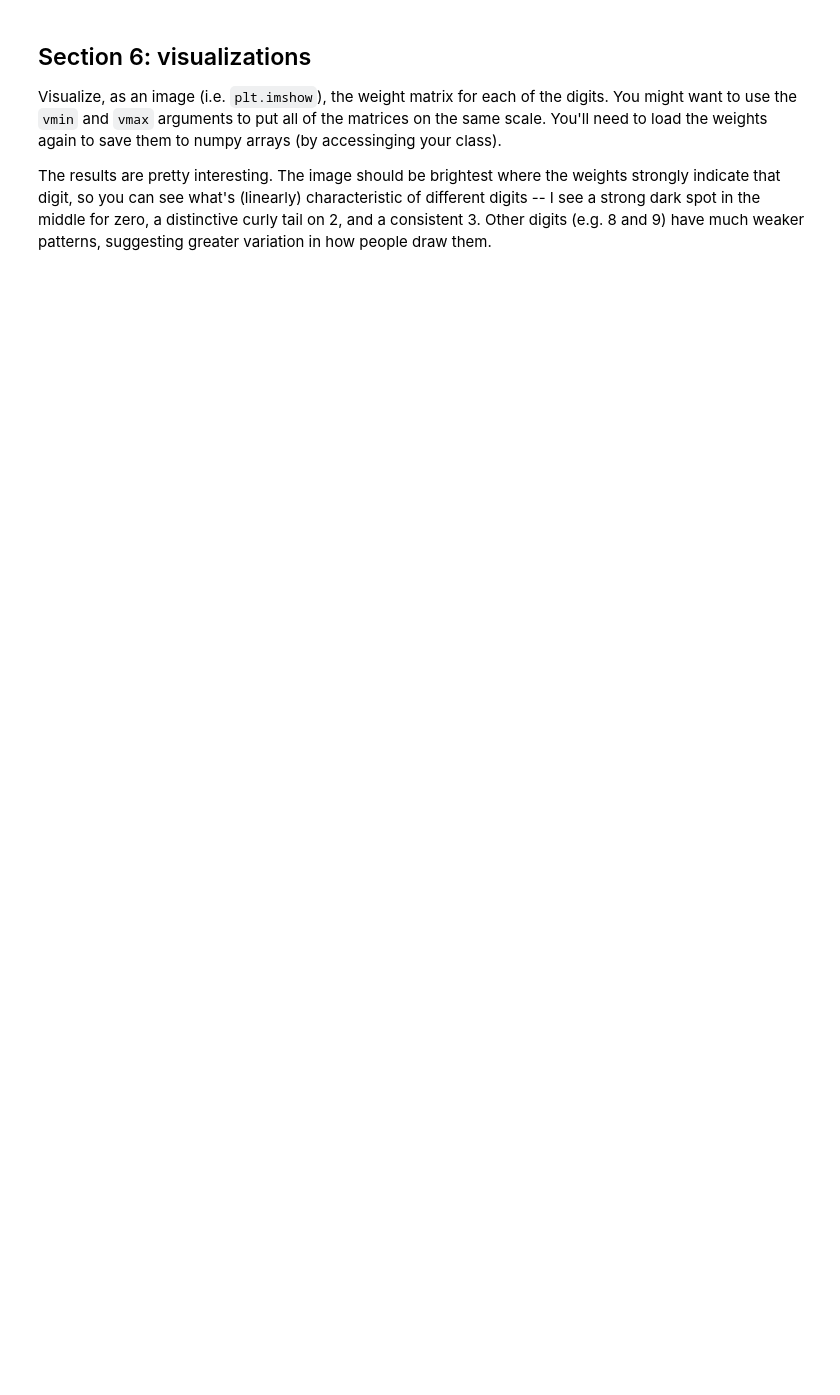
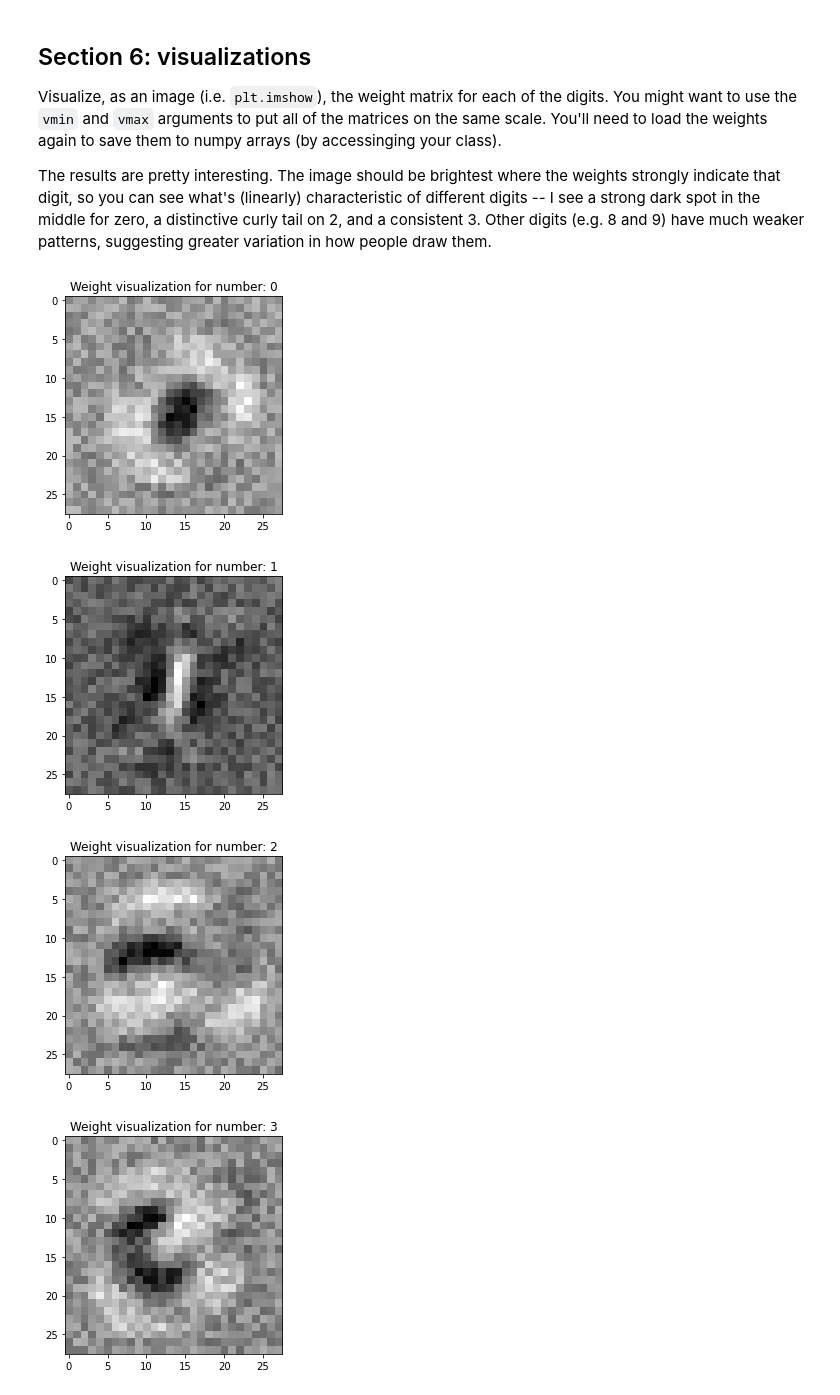
Before and after one commit to pramohan/caltech-cs11-tensorflow, a Jupyter notebook: labs/lab_2_linear_models/lab_2.ipynb, the cells around one changed output. Drawn from its saved outputs; the diff is of its cells as text; code cells hidden in the pictures; blank space fills up the shorter version.

```diff
--- a/labs/lab_2_linear_models/lab_2.ipynb
+++ b/labs/lab_2_linear_models/lab_2.ipynb
@@ -294,0 +317,11 @@ Other digits (e.g. 8 and 9) have much weaker patterns, suggesting greater variat
+# %%
+for i in range(10):
+    class_weight = new_model.weights[:,i]
+    plt.figure()
+    plt.imshow(np.reshape(class_weight, (28,28)), cmap = 'gray')
+    plt.title('Weight visualization for number: {}'.format(i))
+# %% [output]
+[figure, added]
+[figure, added]
+[figure, added]
+[figure, added]
```
Also changed, not shown: parts of 7 cells of this notebook, 5 other files.
